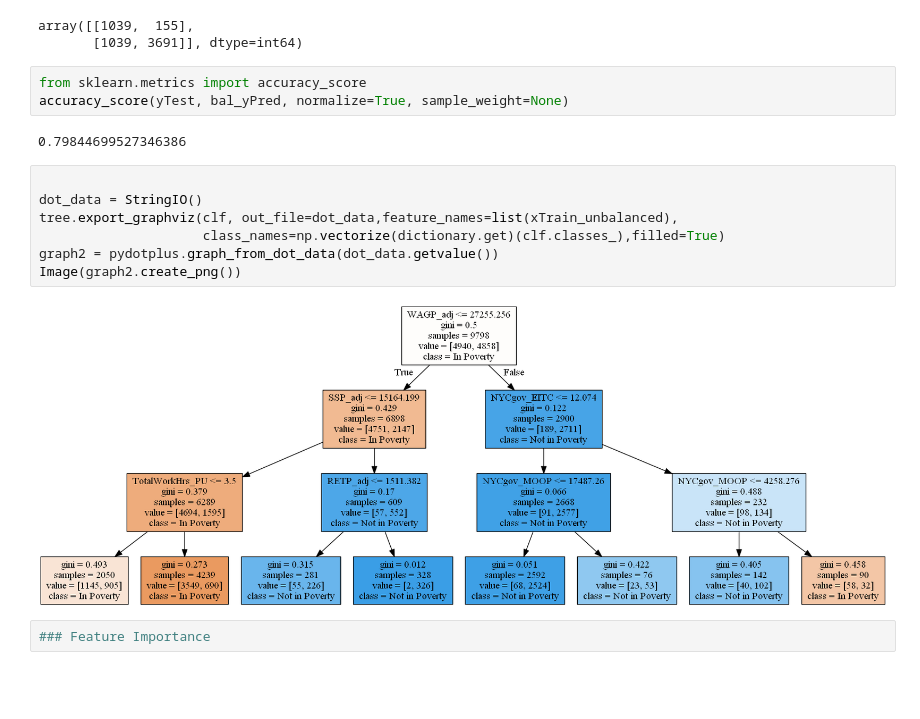
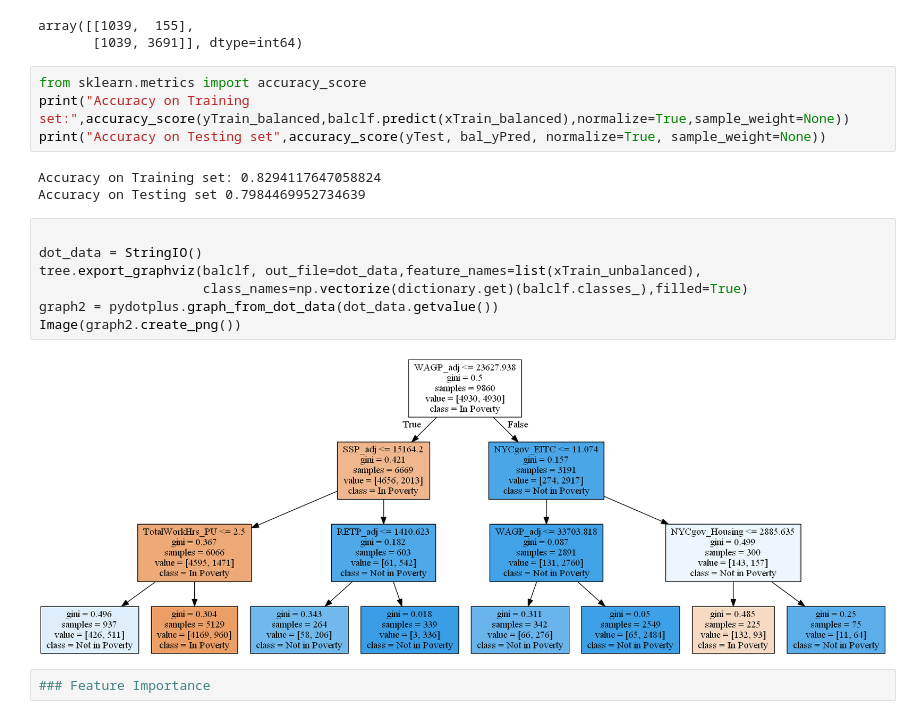
Before and after one commit to abhisheknimmakayala/Data-Mining-Project, a Jupyter notebook: Code/Project Poverty.ipynb, the cells around one changed output. Saved outputs shown, nothing was run; the diff lists cells and outputs as text; blank space fills up the shorter version.

```diff
--- a/Code/Project Poverty.ipynb
+++ b/Code/Project Poverty.ipynb
@@ -336,18 +331,20 @@ array([[1039,  155],
        [1039, 3691]], dtype=int64)
 # %%
 from sklearn.metrics import accuracy_score
-accuracy_score(yTest, bal_yPred, normalize=True, sample_weight=None)
+print("Accuracy on Training set:",accuracy_score(yTrain_balanced,balclf.predict(xTrain_balanced),normalize=True,sample_weight=None))
+print("Accuracy on Testing set",accuracy_score(yTest, bal_yPred, normalize=True, sample_weight=None))
 # %% [output]
-0.79844699527346386
+Accuracy on Training set: 0.8294117647058824
+Accuracy on Testing set 0.7984469952734639
 # %%
 
 dot_data = StringIO()
-tree.export_graphviz(clf, out_file=dot_data,feature_names=list(xTrain_unbalanced),
-                     class_names=np.vectorize(dictionary.get)(clf.classes_),filled=True)
+tree.export_graphviz(balclf, out_file=dot_data,feature_names=list(xTrain_unbalanced),
+                     class_names=np.vectorize(dictionary.get)(balclf.classes_),filled=True)
 graph2 = pydotplus.graph_from_dot_data(dot_data.getvalue())
 Image(graph2.create_png())
 # %% [output]
-[figure, old version]
+[figure, new version]
 # %%
 ### Feature Importance
 # %%
```
Also changed, not shown: parts of 11 cells of this notebook.
